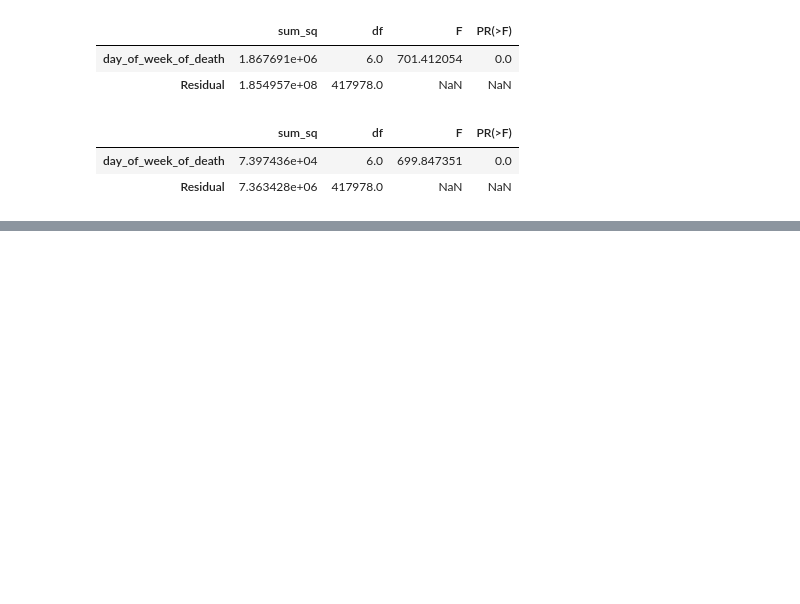
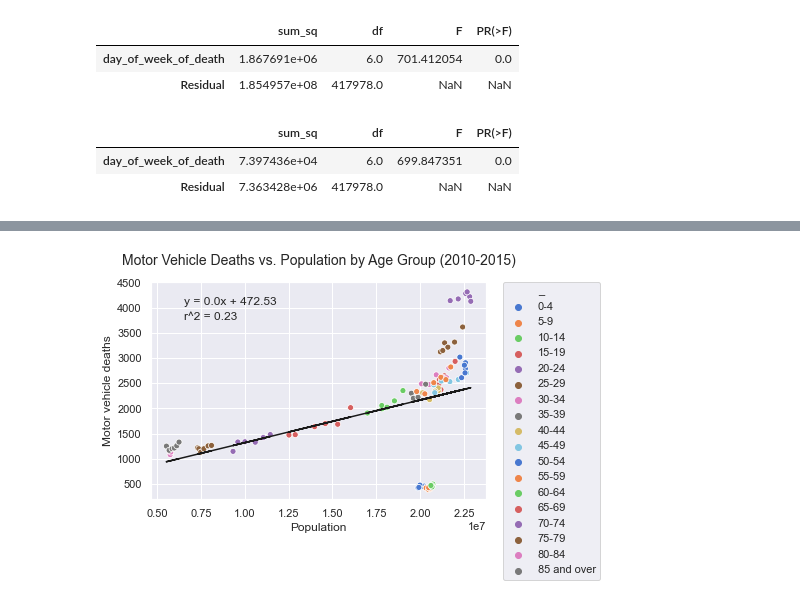
Before and after one commit to MimiBebe/Project-1Team3, a Jupyter notebook: Barbara.ipynb, the cells around one changed output, grey strips where cells are left out. Drawn from its saved outputs; the diff is of its cells as text; code cells hidden in the pictures; blank space fills up the shorter version.

```diff
--- a/Barbara.ipynb
+++ b/Barbara.ipynb
@@ -1477,0 +1505,11 @@ ax.set(ylim=(0, 1.2e7))
+# %%
+#Scatterplot of population vs. motor vehicle deaths, colored by age group
+#https://stackoverflow.com/questions/17679089/pandas-dataframe-groupby-two-columns-and-get-counts
+finalDf_with_census['COUNTER'] =1
+grouped = finalDf_with_census.groupby(['Age_group', 'current_data_year'])['COUNTER'].sum().reset_index(name ='total_accidents')
+census_short_summary_df = pd.read_csv("nc-est2019-agesex_rearranged.csv")
+census_short_summary_df.rename(columns={'Age group':'Age_group'}, inplace=True)
+census_short_summary_df.rename(columns={'Year':'current_data_year'}, inplace=True)
+census_short_summary_df.rename(columns={'Both sexes':'Both_sexes'}, inplace=True)
+census_vs_total_accidents_df = pd.merge(grouped, census_short_summary_df)
+census_vs_total_accidents_df
@@ -1477,0 +1530,40 @@ ax.set(ylim=(0, 1.2e7))
+# %%
+#Function for plotting linera regression :)
+
+def plt_lin_reg(x_values, regress_values, line_eq, rvalue):
+    plt.plot(x_values,regress_values,"k-")
+    plt.text(0.2, 0.8, line_eq, fontsize=12, transform=plt.gcf().transFigure)
+    r2 = (rvalue**2).round(decimals=2)
+    r2_text = (f"r^2 = {r2}")
+    plt.text(0.2, 0.75, r2_text, fontsize=12, transform=plt.gcf().transFigure)
+# %%
+#sns.palplot(sns.color_palette("muted"))
+ax = sns.scatterplot(x='Both_sexes', y='total_accidents', hue='Age_group', palette=("muted"), data=census_vs_total_accidents_df)
+#ax = sns.scatterplot(x='Both_sexes', y='total_accidents', hue='Age_group', data=census_vs_total_accidents_df)
+
+#sns.set_palette("husl",18)
+ax.legend(bbox_to_anchor=(1.05, 1), loc=2,borderaxespad=0.)
+new_labels = ['_', '0-4', '5-9', '10-14','15-19','20-24','25-29','30-34','35-39','40-44','45-49','50-54','55-59','60-64','65-69','70-74','75-79','80-84','85 and over']
+for t, l in zip(ax.legend_.texts, new_labels): t.set_text(l)
+ax.set(xlabel='Population', ylabel='Motor vehicle deaths')
+ax.set_title('Motor Vehicle Deaths vs. Population by Age Group (2010-2015)', fontsize=14, y=1.05)
+
+#Calculate linear regression
+y_values = census_vs_total_accidents_df['total_accidents']
+x_values = census_vs_total_accidents_df['Both_sexes']
+(slope, intercept, rvalue, pvalue, stderr) = linregress(x_values, y_values)
+regress_values = x_values * slope + intercept
+line_eq = "y = " + str(round(slope,2)) + "x + " + str(round(intercept,2))
+
+#Plot and annotate linear regression
+plt_lin_reg(x_values, regress_values, line_eq, rvalue)
+
+#ax.set_size_inches( 36, 12.5)
+#sns.set(font_scale=4)
+#plt.subplots_adjust(top=0.8, bottom=0.3)
+
+#Save plot
+plt.savefig('Deaths vs. pop.pdf', bbox_inches='tight')
+#savefig('samplefigure', bbox_inches='tight')
+# %% [output]
+[figure, added]
```
Also changed, not shown: parts of 7 cells of this notebook, 5 other files.
